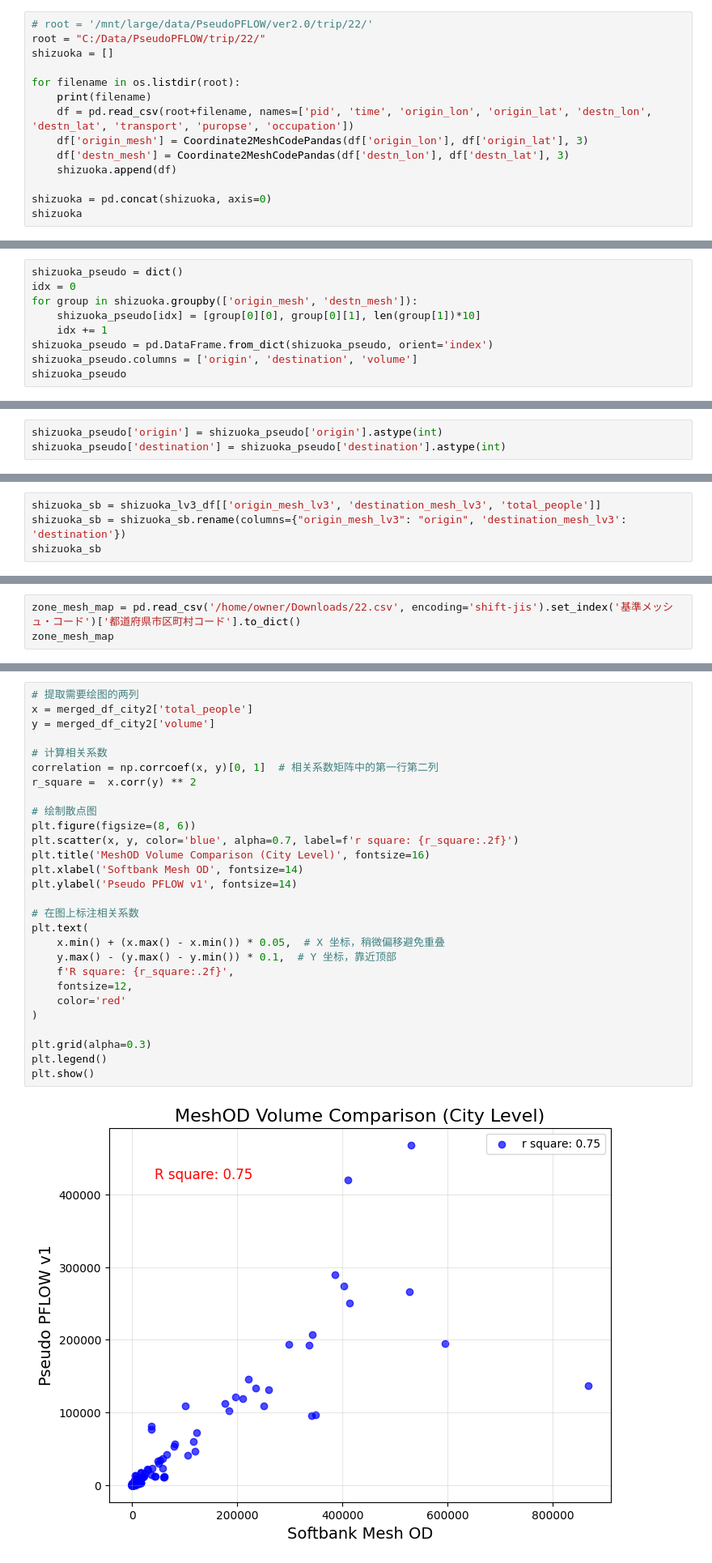
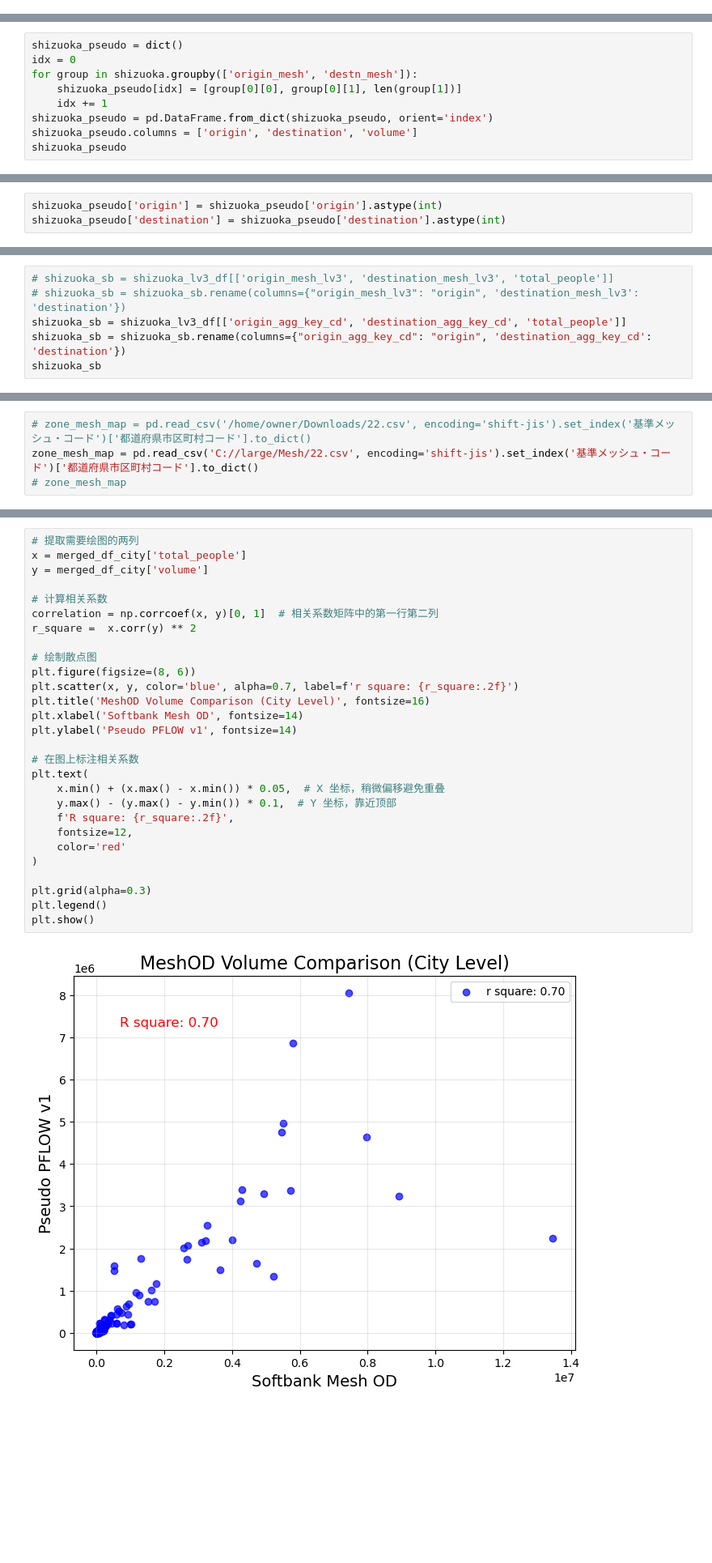
Before and after one commit to sekilab/Pseudo-PFLOW, a Jupyter notebook: src/scripts/SoftbankOD.ipynb, the cells around one changed output, grey strips where cells are left out. Shown at 81% size. Saved outputs shown, nothing was run; the diff lists cells and outputs as text; blank space fills up the shorter version.

```diff
--- a/src/scripts/SoftbankOD.ipynb
+++ b/src/scripts/SoftbankOD.ipynb
@@ -1100,14 +332,0 @@ shizuoka_ver1
-# %%
-# root = '/mnt/large/data/PseudoPFLOW/ver2.0/trip/22/'
-root = "C:/Data/PseudoPFLOW/trip/22/"
-shizuoka = []
-
-for filename in os.listdir(root):
-    print(filename)
-    df = pd.read_csv(root+filename, names=['pid', 'time', 'origin_lon', 'origin_lat', 'destn_lon', 'destn_lat', 'transport', 'puropse', 'occupation'])
-    df['origin_mesh'] = Coordinate2MeshCodePandas(df['origin_lon'], df['origin_lat'], 3)
-    df['destn_mesh'] = Coordinate2MeshCodePandas(df['destn_lon'], df['destn_lat'], 3)
-    shizuoka.append(df)
-
-shizuoka = pd.concat(shizuoka, axis=0)
-shizuoka
@@ -1151,7 +343,7 @@ shizuoka['transport'].hist()
 shizuoka_pseudo = dict()
 idx = 0
 for group in shizuoka.groupby(['origin_mesh', 'destn_mesh']):
-    shizuoka_pseudo[idx] = [group[0][0], group[0][1], len(group[1])*10]
+    shizuoka_pseudo[idx] = [group[0][0], group[0][1], len(group[1])]
     idx += 1
 shizuoka_pseudo = pd.DataFrame.from_dict(shizuoka_pseudo, orient='index')
 shizuoka_pseudo.columns = ['origin', 'destination', 'volume']
@@ -1190,6 +384,8 @@ shizuoka_pseudo['volume'].sum() / shizuoka_pseudo_v1['volume'].sum()
 # %%
-shizuoka_sb = shizuoka_lv3_df[['origin_mesh_lv3', 'destination_mesh_lv3', 'total_people']]
-shizuoka_sb = shizuoka_sb.rename(columns={"origin_mesh_lv3": "origin", 'destination_mesh_lv3': 'destination'})
+# shizuoka_sb = shizuoka_lv3_df[['origin_mesh_lv3', 'destination_mesh_lv3', 'total_people']]
+# shizuoka_sb = shizuoka_sb.rename(columns={"origin_mesh_lv3": "origin", 'destination_mesh_lv3': 'destination'})
+shizuoka_sb = shizuoka_lv3_df[['origin_agg_key_cd', 'destination_agg_key_cd', 'total_people']]
+shizuoka_sb = shizuoka_sb.rename(columns={"origin_agg_key_cd": "origin", 'destination_agg_key_cd': 'destination'})
 shizuoka_sb
 # %% [output]
 |  | origin | destination | total_people |
@@ -1269,3 +476,4 @@ plt.show()
 # %%
-zone_mesh_map = pd.read_csv('/home/owner/Downloads/22.csv', encoding='shift-jis').set_index('基準メッシュ・コード')['都道府県市区町村コード'].to_dict()
-zone_mesh_map
+# zone_mesh_map = pd.read_csv('/home/owner/Downloads/22.csv', encoding='shift-jis').set_index('基準メッシュ・コード')['都道府県市区町村コード'].to_dict()
+zone_mesh_map = pd.read_csv('C://large/Mesh/22.csv', encoding='shift-jis').set_index('基準メッシュ・コード')['都道府県市区町村コード'].to_dict()
+# zone_mesh_map
@@ -1520,30 +564,30 @@ merged_df_city
 # %%
 # 提取需要绘图的两列
-x = merged_df_city2['total_people']
-y = merged_df_city2['volume']
+x = merged_df_city['total_people']
+y = merged_df_city['volume']
 
 # 计算相关系数
 correlation = np.corrcoef(x, y)[0, 1]  # 相关系数矩阵中的第一行第二列
 r_square =  x.corr(y) ** 2
 
 # 绘制散点图
 plt.figure(figsize=(8, 6))
 plt.scatter(x, y, color='blue', alpha=0.7, label=f'r square: {r_square:.2f}')
 plt.title('MeshOD Volume Comparison (City Level)', fontsize=16)
 plt.xlabel('Softbank Mesh OD', fontsize=14)
 plt.ylabel('Pseudo PFLOW v1', fontsize=14)
 
 # 在图上标注相关系数
 plt.text(
     x.min() + (x.max() - x.min()) * 0.05,  # X 坐标，稍微偏移避免重叠
     y.max() - (y.max() - y.min()) * 0.1,  # Y 坐标，靠近顶部
     f'R square: {r_square:.2f}',
     fontsize=12,
     color='red'
 )
 
 plt.grid(alpha=0.3)
 plt.legend()
 plt.show()
 # %% [output]
-[figure, old version]
+[figure, new version]
```
Also changed, not shown: parts of 114 cells of this notebook.
